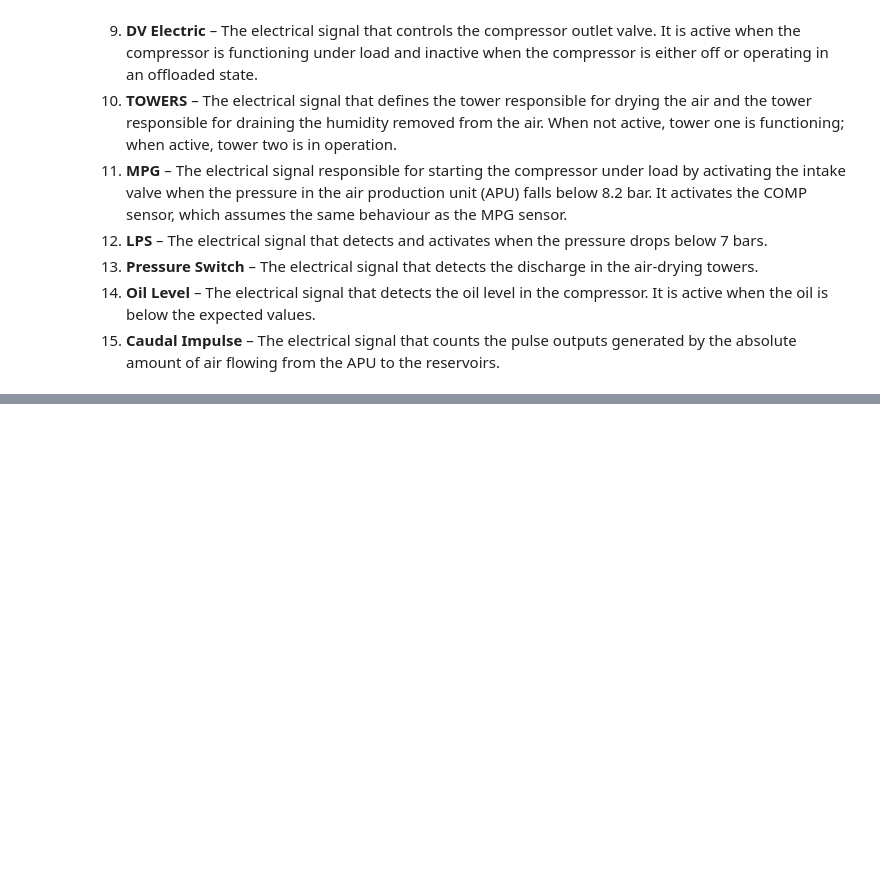
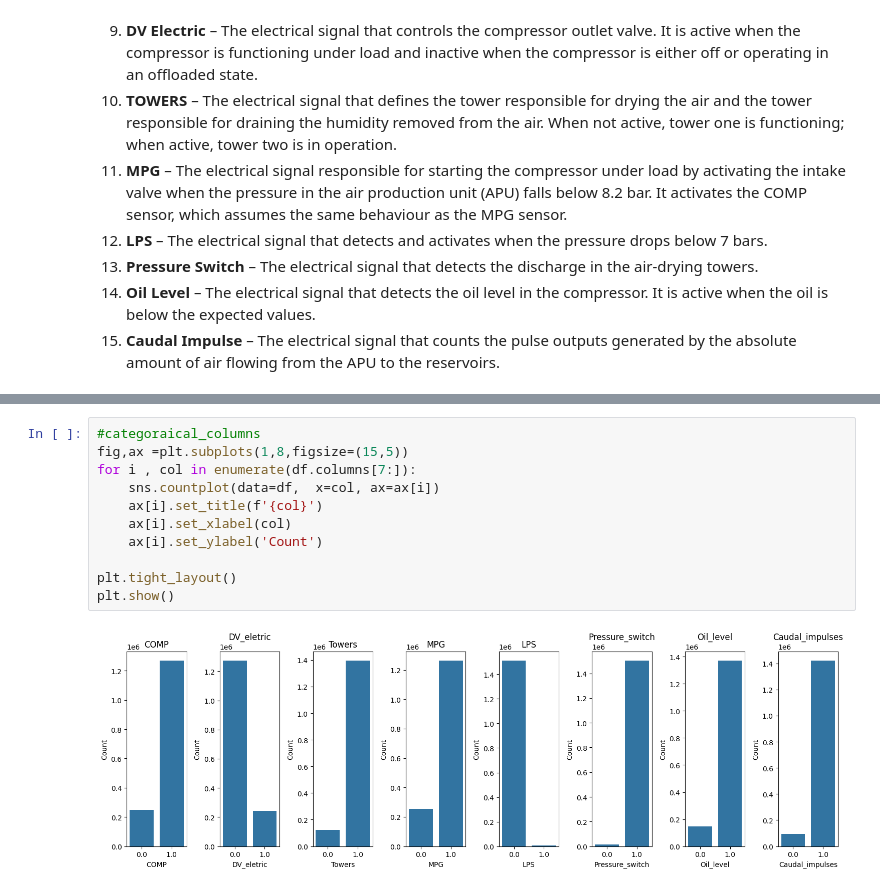
Before and after one commit to sfaxibrahim/Mlops, a Jupyter notebook: notebooks/Data_preprocess.ipynb, the cells around one changed output, grey strips where cells are left out. Drawn from its saved outputs; the diff is of its cells as text; blank space fills up the shorter version.

```diff
--- a/notebooks/Data_preprocess.ipynb
+++ b/notebooks/Data_preprocess.ipynb
@@ -92,0 +155,13 @@ data.describe()
+# %%
+#categoraical_columns
+fig,ax =plt.subplots(1,8,figsize=(15,5))
+for i , col in enumerate(df.columns[7:]):
+    sns.countplot(data=df,  x=col, ax=ax[i])
+    ax[i].set_title(f'{col}')
+    ax[i].set_xlabel(col)
+    ax[i].set_ylabel('Count')
+
+plt.tight_layout()
+plt.show()
+# %% [output]
+[figure, added]
```
Also changed, not shown: parts of 19 cells of this notebook, 9 other files.
